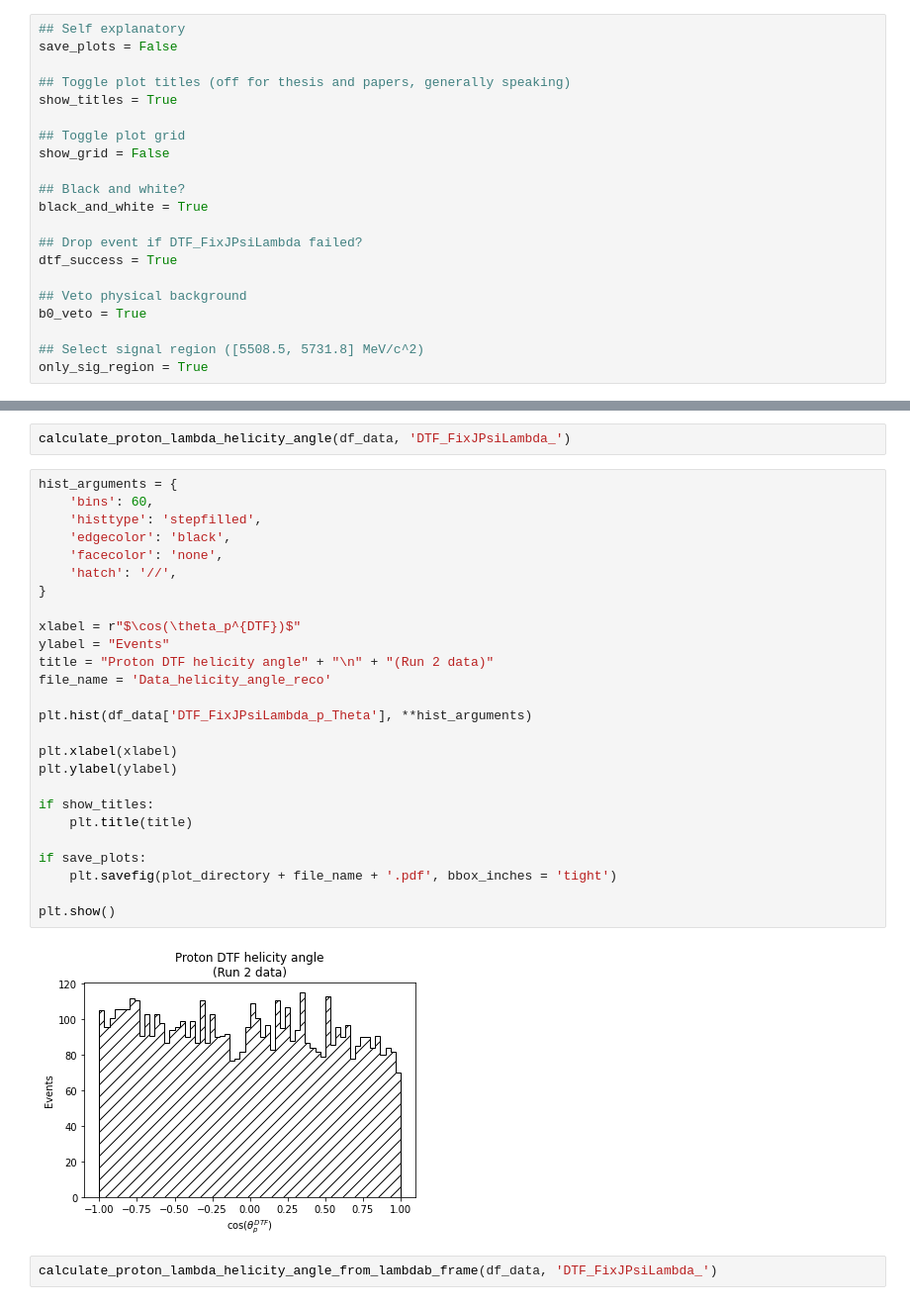
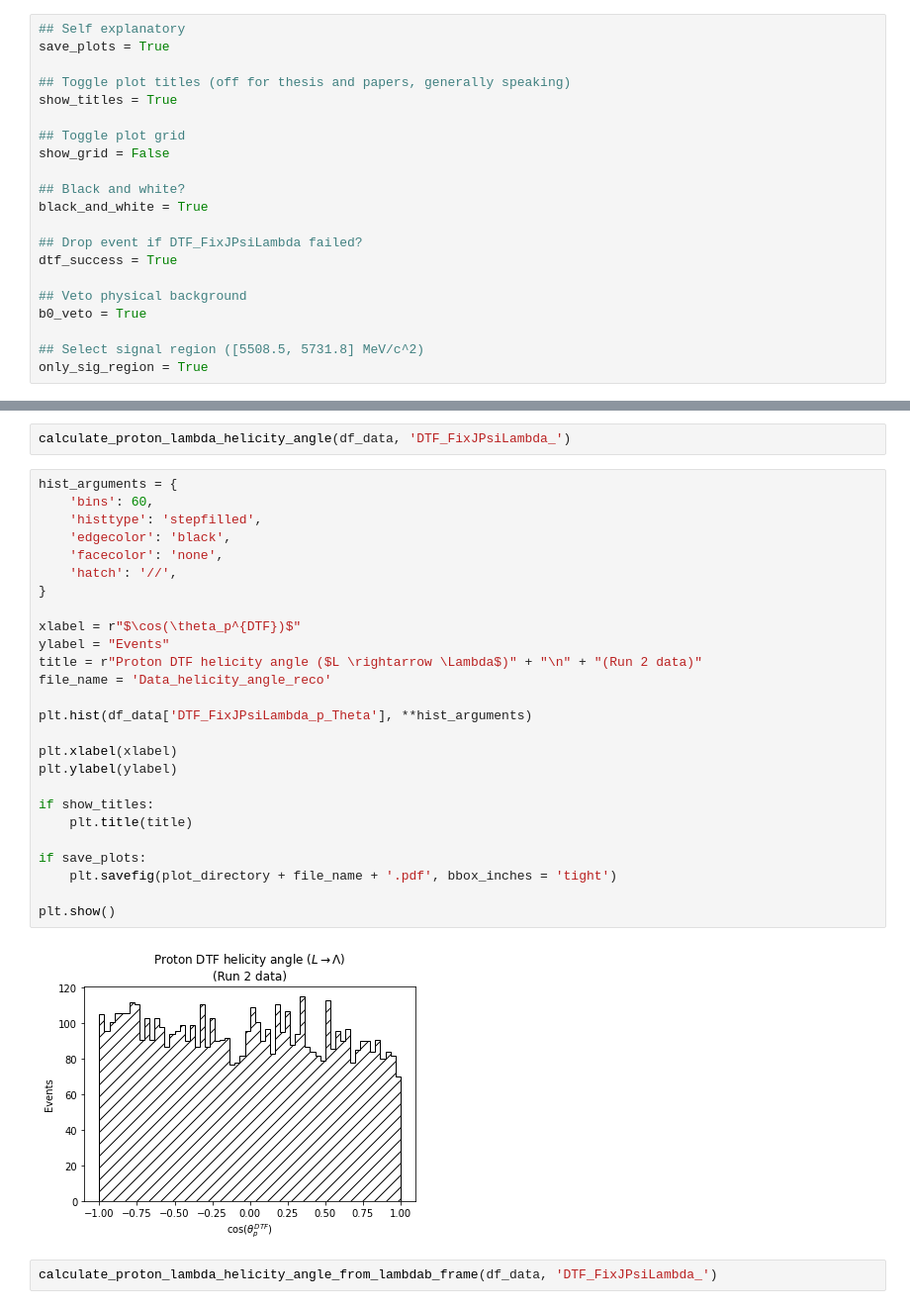
Before and after one commit to alatios/lb2jpsil_lambda-emdm-measurement, a Jupyter notebook: 01_angular_distribution_study.ipynb, the cells around one changed output, grey strips where cells are left out. Shown: that part at 99% size. Cells and saved outputs as stored; diff of their text form.

```diff
--- a/01_angular_distribution_study.ipynb
+++ b/01_angular_distribution_study.ipynb
@@ -7,7 +7,7 @@ import joblib
 from lb2jpsil import lorentz
 # %%
 ## Self explanatory
-save_plots = False
+save_plots = True
 
 ## Toggle plot titles (off for thesis and papers, generally speaking)
 show_titles = True
@@ -760,31 +823,31 @@ calculate_proton_lambda_helicity_angle(df_data, 'DTF_FixJPsiLambda_')
 # %%
 hist_arguments = {
     'bins': 60,
     'histtype': 'stepfilled',
     'edgecolor': 'black',
     'facecolor': 'none',
     'hatch': '//',
 }
 
 xlabel = r"$\cos(\theta_p^{DTF})$"
 ylabel = "Events"
-title = "Proton DTF helicity angle" + "\n" + "(Run 2 data)"
+title = r"Proton DTF helicity angle ($L \rightarrow \Lambda$)" + "\n" + "(Run 2 data)"
 file_name = 'Data_helicity_angle_reco'
 
 plt.hist(df_data['DTF_FixJPsiLambda_p_Theta'], **hist_arguments)
 
 plt.xlabel(xlabel)
 plt.ylabel(ylabel)
 
 if show_titles:
     plt.title(title)
 
 if save_plots:
     plt.savefig(plot_directory + file_name + '.pdf', bbox_inches = 'tight')
 
 plt.show()
 # %% [output]
-[figure, old version]
+[figure, new version]
 # %%
 calculate_proton_lambda_helicity_angle_from_lambdab_frame(df_data, 'DTF_FixJPsiLambda_')
 # %%
```
Also changed, not shown: parts of 17 cells of this notebook.
